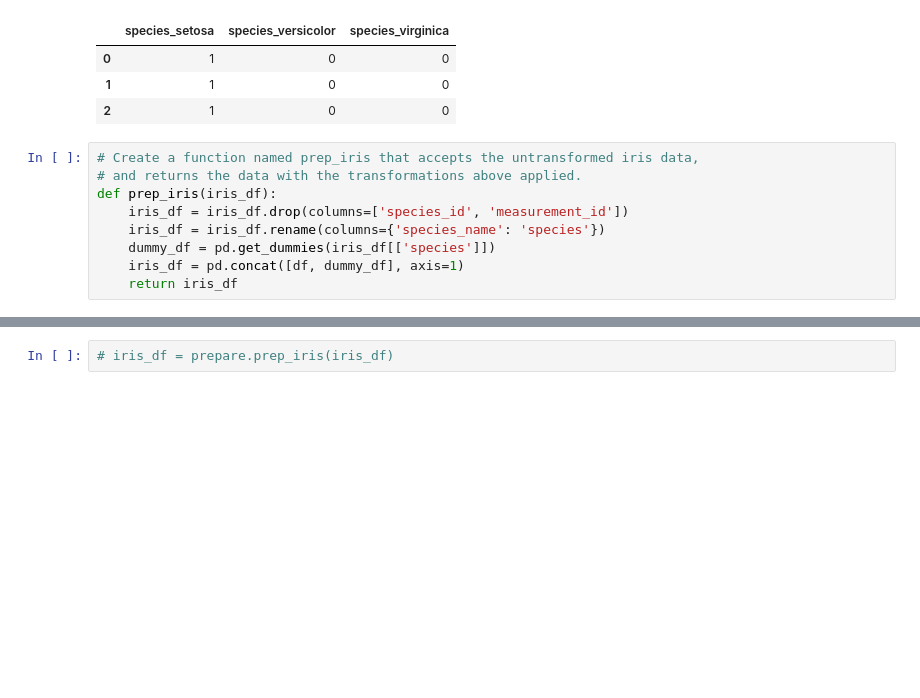
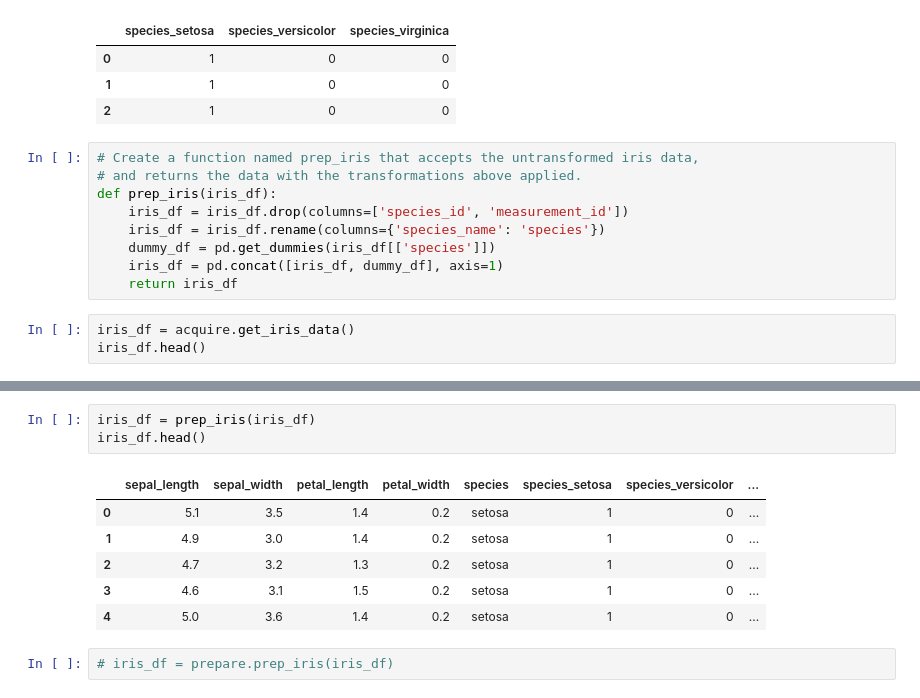
Before and after one commit to DesireeMcElroy/classification-exercises, a Jupyter notebook: classification_exercises.ipynb, the cells around one changed output, grey strips where cells are left out. Drawn from its saved outputs; the diff is of its cells as text; blank space fills up the shorter version.

```diff
--- a/classification_exercises.ipynb
+++ b/classification_exercises.ipynb
@@ -305,5 +310,8 @@ def prep_iris(iris_df):
     iris_df = iris_df.drop(columns=['species_id', 'measurement_id'])
     iris_df = iris_df.rename(columns={'species_name': 'species'})
     dummy_df = pd.get_dummies(iris_df[['species']])
-    iris_df = pd.concat([df, dummy_df], axis=1)
+    iris_df = pd.concat([iris_df, dummy_df], axis=1)
     return iris_df
+# %%
+iris_df = acquire.get_iris_data()
+iris_df.head()
@@ -310,3 +325,13 @@ def prep_iris(iris_df):
+# %%
+iris_df = prep_iris(iris_df)
+iris_df.head()
+# %% [output]
+|  | sepal_length | sepal_width | petal_length | petal_width | species | species_setosa | species_versicolor | ... |
+| 0 | 5.1 | 3.5 | 1.4 | 0.2 | setosa | 1 | 0 | ... |
+| 1 | 4.9 | 3.0 | 1.4 | 0.2 | setosa | 1 | 0 | ... |
+| 2 | 4.7 | 3.2 | 1.3 | 0.2 | setosa | 1 | 0 | ... |
+| 3 | 4.6 | 3.1 | 1.5 | 0.2 | setosa | 1 | 0 | ... |
+| 4 | 5.0 | 3.6 | 1.4 | 0.2 | setosa | 1 | 0 | ... |
 # %%
 # iris_df = prepare.prep_iris(iris_df)
 # %% [markdown]
```
Also changed, not shown: parts of 7 cells of this notebook.
